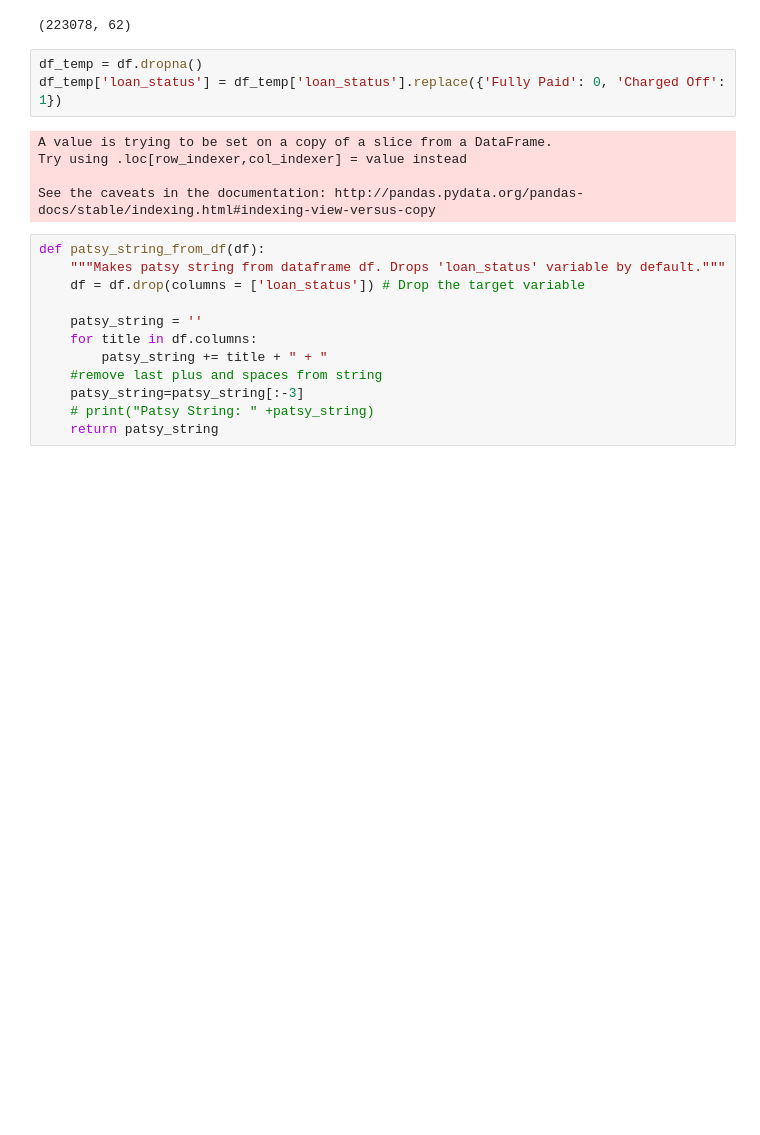
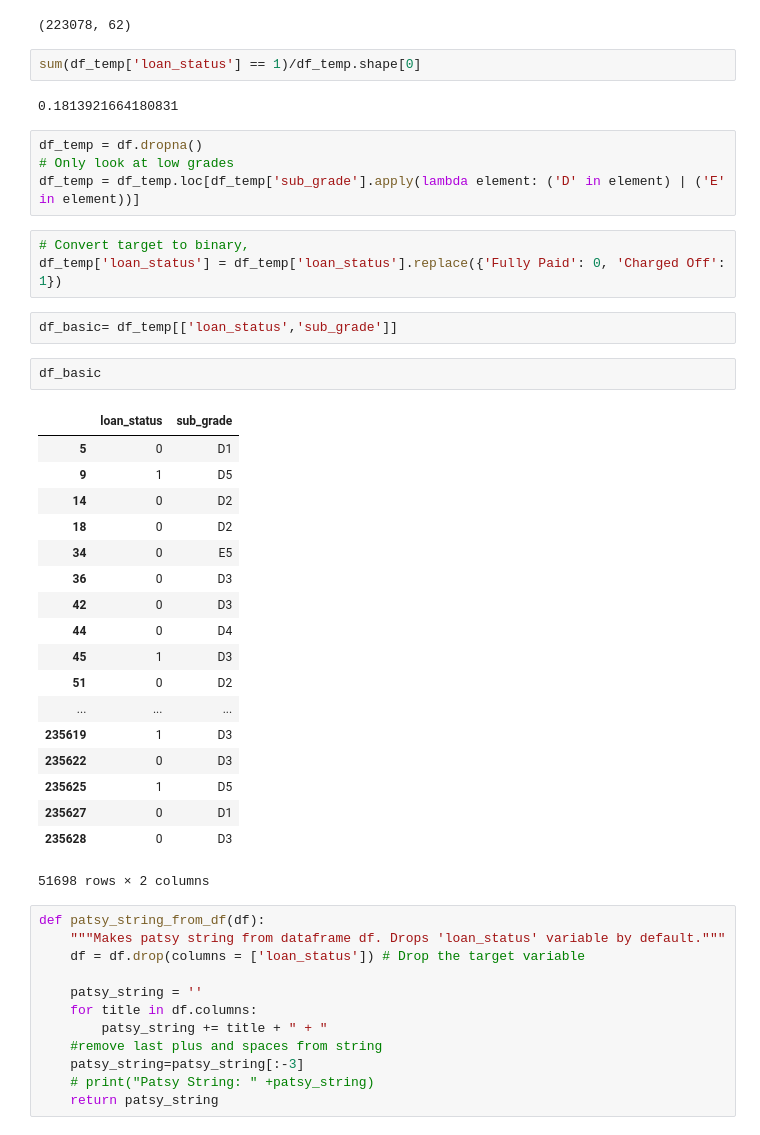
Before and after one commit to jeremyrchow/lending_club_default_model, a Jupyter notebook: EDA.ipynb, the cells around one changed output. Cells and saved outputs as stored; diff of their text form; blank space fills up the shorter version.

```diff
--- a/EDA.ipynb
+++ b/EDA.ipynb
@@ -321,14 +321,40 @@ df.loc[df['percent_bc_gt_75'].isna()]
 df.shape
 # %% [output]
 (223078, 62)
+# %%
+sum(df_temp['loan_status'] == 1)/df_temp.shape[0]
+# %% [output]
+0.1813921664180831
+# %%
+df_temp = df.dropna()
+# Only look at low grades
+df_temp = df_temp.loc[df_temp['sub_grade'].apply(lambda element: ('D' in element) | ('E' in element))]
 # %%
-df_temp = df.dropna()
+# Convert target to binary,
 df_temp['loan_status'] = df_temp['loan_status'].replace({'Fully Paid': 0, 'Charged Off': 1})
-# %% [output]
-A value is trying to be set on a copy of a slice from a DataFrame.
-Try using .loc[row_indexer,col_indexer] = value instead
-
-See the caveats in the documentation: http://pandas.pydata.org/pandas-docs/stable/indexing.html#indexing-view-versus-copy
+# %%
+df_basic= df_temp[['loan_status','sub_grade']]
+# %%
+df_basic
+# %% [output]
+|  | loan_status | sub_grade |
+| 5 | 0 | D1 |
+| 9 | 1 | D5 |
+| 14 | 0 | D2 |
+| 18 | 0 | D2 |
+| 34 | 0 | E5 |
+| 36 | 0 | D3 |
+| 42 | 0 | D3 |
+| 44 | 0 | D4 |
+| 45 | 1 | D3 |
+| 51 | 0 | D2 |
+| ... | ... | ... |
+| 235619 | 1 | D3 |
+| 235622 | 0 | D3 |
+| 235625 | 1 | D5 |
+| 235627 | 0 | D1 |
+| 235628 | 0 | D3 |
+51698 rows × 2 columns
 # %%
 def patsy_string_from_df(df):
     """Makes patsy string from dataframe df. Drops 'loan_status' variable by default."""
```
Also changed, not shown: parts of 11 cells of this notebook.
